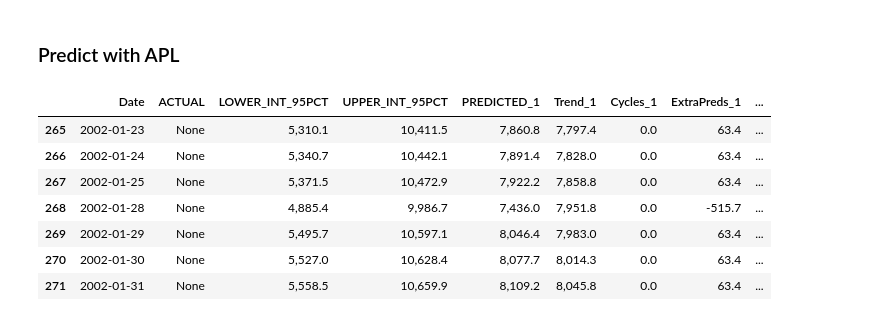
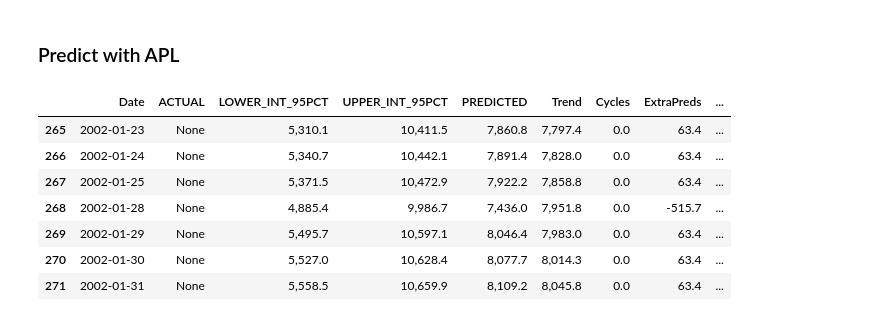
Before and after one commit to SAP-samples/hana-ml-samples, a Jupyter notebook: Python-API/apl/notebooks/21b_Daily_Forecast_Explained.ipynb, the cells around one changed output. Cells and saved outputs as stored; diff of their text form; code cells hidden in the pictures.

```diff
--- a/Python-API/apl/notebooks/21b_Daily_Forecast_Explained.ipynb
+++ b/Python-API/apl/notebooks/21b_Daily_Forecast_Explained.ipynb
@@ -9,7 +9,7 @@
 # %%
 from hana_ml import dataframe as hd
 conn = hd.ConnectionContext(userkey='MLMDA_KEY')
-sql_cmd = 'SELECT "Date", "Cash", "MondayMonthInd", "FridayMonthInd" FROM "APL_SAMPLES"."CASHFLOWS_FULL" ORDER BY 1'
+sql_cmd = 'SELECT "Date", "Cash", "MondayMonthInd", "FridayMonthInd" FROM "APL_SAMPLES"."CASHFLOWS_FULL"'
 series_in = hd.DataFrame(conn, sql_cmd)
 # %%
 series_in.head(5).collect()
@@ -27,9 +27,7 @@ series_in.head(5).collect()
 # %%
 from hana_ml.algorithms.apl.time_series import AutoTimeSeries
 apl_model = AutoTimeSeries(time_column_name= 'Date', target= 'Cash', horizon= 21)
-apl_model.set_params(
-    other_params = {'force_positive_forecast': True},
-    other_train_apl_aliases = {'APL/DecomposeInfluencers':'true'})
+apl_model.set_params(other_train_apl_aliases = {'APL/DecomposeInfluencers':'true'})
 apl_model.fit(data = series_in)
 # %% [markdown]
  #### Reports
@@ -91,10 +89,11 @@ series_out = apl_model.predict(data = series_in)
 df_out = series_out.collect()
 # %%
 import pandas as pd
+df_out.columns = [hdr.replace("_1", "") for hdr in df_out.columns]
 with pd.option_context('display.float_format', '{:,.1f}'.format):
     display(df_out.tail(7))
 # %% [output]
-|  | Date | ACTUAL | LOWER_INT_95PCT | UPPER_INT_95PCT | PREDICTED_1 | Trend_1 | Cycles_1 | ExtraPreds_1 | ... |
+|  | Date | ACTUAL | LOWER_INT_95PCT | UPPER_INT_95PCT | PREDICTED | Trend | Cycles | ExtraPreds | ... |
 | 265 | 2002-01-23 | None | 5,310.1 | 10,411.5 | 7,860.8 | 7,797.4 | 0.0 | 63.4 | ... |
 | 266 | 2002-01-24 | None | 5,340.7 | 10,442.1 | 7,891.4 | 7,828.0 | 0.0 | 63.4 | ... |
 | 267 | 2002-01-25 | None | 5,371.5 | 10,472.9 | 7,922.2 | 7,858.8 | 0.0 | 63.4 | ... |
```
Also changed, not shown: parts of 1 cell of this notebook, 3 other files.
